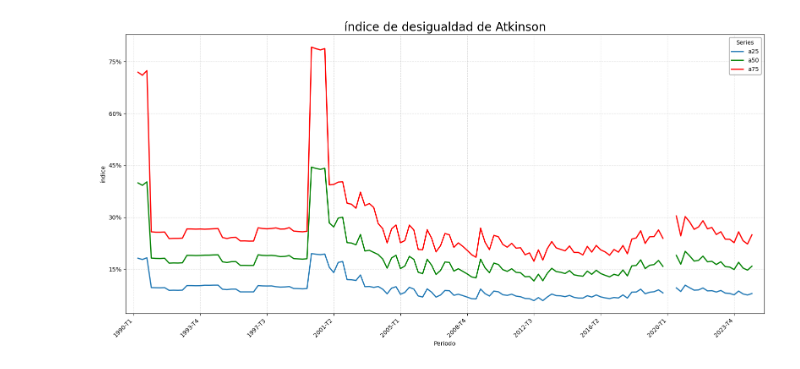
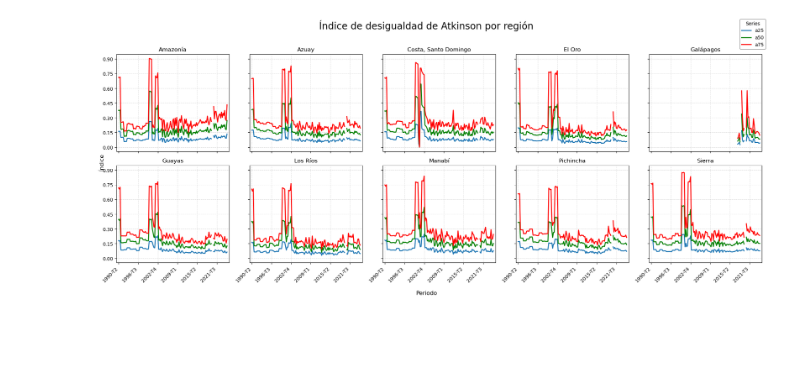
Before and after one commit to oejaramillo/salario-minimo-y-pobreza-Ecuador, a Jupyter notebook: datos.ipynb, the cells around one changed output. Cells and saved outputs as stored; diff of their text form; code cells hidden in the pictures; blank space fills up the shorter version.

Commit message:
corrección de 2008 y adición de regiones hasta 2024, script de procesamiento de datos, parece que todo está bien

```diff
--- a/datos.ipynb
+++ b/datos.ipynb
@@ -8 +8,6 @@ data = pd.read_csv("indices.csv", encoding='latin-1')
+# %%
+data['region'] = data['region'].apply(lambda x: 'Amazonía' if x=='Amazon�a' else x)
+data['region'] = data['region'].apply(lambda x: 'Galápagos' if x=='Gal�pagos' else x)
+data['region'] = data['region'].apply(lambda x: 'Manabí' if x=='Manab�' else x)
+data['region'] = data['region'].apply(lambda x: 'Los Ríos' if x=='Los R�os' else x)
 # %%
@@ -24,3 +28,7 @@ data
+# %%
+region = 'Azuay'
+# %%
+df = data.loc[data['region'] == region]
 # %%
-data['periodo'] = data.apply(lambda x: str(int(x['Año'])) + "-T" + str(int(x['trimestre'])), axis=1)
+df['periodo'] = df.apply(lambda x: str(int(x['ano'])) + "-T" + str(int(x['trimestre'])), axis=1)
 # %% [output]
@@ -28,36 +40,70 @@ KeyError: 'Año'
 # %%
-x = data['periodo']
-y = data['a25']
-y1 = data['a50']
-y2 = data['a75']
+# Create "periodo" once for the whole DataFrame
+data = data.copy()
+data['periodo'] = data.apply(
+    lambda x: f"{int(x['ano'])}-T{int(x['trimestre'])}", axis=1
+)
 
-fig, ax = plt.subplots(figsize=(16,8))
+regions = sorted(data['region'].unique())  # 10 unique regions
+n_regions = len(regions)
 
-ax.plot(x, y,  linewidth=2, label='a25', color="#1f77b4")
-ax.plot(x, y1, linewidth=2, label='a50', color='green')
-ax.plot(x, y2, linewidth=2, label='a75', color="red")
+# Decide grid shape (e.g. 2 rows x 5 columns)
+n_rows = 2
+n_cols = 5
 
-# Legend (on this axes)
-leg = ax.legend(loc='best', frameon=True, framealpha=0.9, facecolor='white', edgecolor='gray', title='Series')
+fig, axes = plt.subplots(n_rows, n_cols, figsize=(20, 8), sharex=True, sharey=True)
+axes = axes.flatten()  # make it 1D for easy indexing
 
-# Axes formatting
-ax.xaxis.set_major_locator(plt.MaxNLocator(12))
-for label in ax.get_xticklabels():
-    label.set_rotation(45)
-    label.set_ha('right')
+for i, region in enumerate(regions):
+    ax = axes[i]
+    df = data.loc[data['region'] == region].sort_values(['ano', 'trimestre'])
 
-ax.yaxis.set_major_locator(plt.MaxNLocator(8))
-if (pd.Series(y).min() >= 0) and (pd.Series(y).max() <= 1.05):
-    import matplotlib.ticker as mtick
-    ax.yaxis.set_major_formatter(mtick.PercentFormatter(1.0))
+    x = df['periodo']
+    y = df['a25']
+    y1 = df['a50']
+    y2 = df['a75']
 
-ax.grid(True, which='major', axis='both', linestyle='--', alpha=0.4)
-ax.set_xlabel('Periodo')
-ax.set_ylabel('índice')
-ax.set_title('índice de desigualdad de Atkinson', fontsize=20)
+    ax.plot(x, y,  linewidth=2, label='a25', color="#1f77b4")
+    ax.plot(x, y1, linewidth=2, label='a50', color='green')
+    ax.plot(x, y2, linewidth=2, label='a75', color="red")
+
+    # axes formatting (per subplot)
+    ax.set_title(region, fontsize=12)
+    ax.xaxis.set_major_locator(plt.MaxNLocator(6))
+    for label in ax.get_xticklabels():
+        label.set_rotation(45)
+        label.set_ha('right')
+
+    ax.grid(True, which='major', axis='both', linestyle='--', alpha=0.4)
+
+# Apply y-axis percent formatting if appropriate (using whole data or first region)
+min_y = min(data['a25'].min(), data['a50'].min(), data['a75'].min())
+max_y = max(data['a25'].max(), data['a50'].max(), data['a75'].max())
+if (min_y >= 0) and (max_y <= 1.05):
+    for ax in axes:
+        ax.yaxis.set_major_locator(plt.MaxNLocator(8))
+        ax.yaxis.set_major_formatter(mtick.PercentFormatter(1.0))
+else:
+    for ax in axes:
+        ax.yaxis.set_major_locator(plt.MaxNLocator(8))
+
+# Hide any unused subplots (if n_regions < n_rows * n_cols)
+for j in range(n_regions, len(axes)):
+    fig.delaxes(axes[j])
+
+# Global labels and legend
+fig.suptitle('Índice de desigualdad de Atkinson por región', fontsize=20, y=1.02)
+fig.supxlabel('Periodo')
+fig.supylabel('Índice')
+
+# One global legend
+handles, labels = axes[0].get_legend_handles_labels()
+fig.legend(handles, labels, loc='upper right', frameon=True, framealpha=0.9,
+           facecolor='white', edgecolor='gray', title='Series')
+
 plt.margins(x=0.02)
 plt.tight_layout()
 plt.show()
 # %% [output]
-[figure, old version]
+[figure, new version]
 # %%
```
Also changed, not shown: parts of 8 cells of this notebook, 6 other files.
